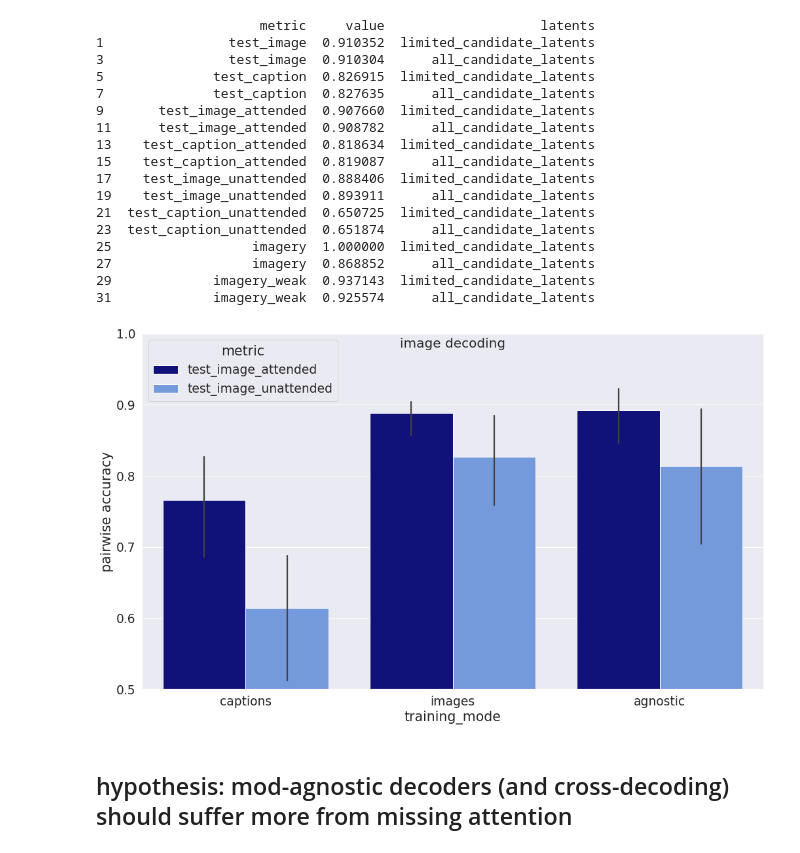
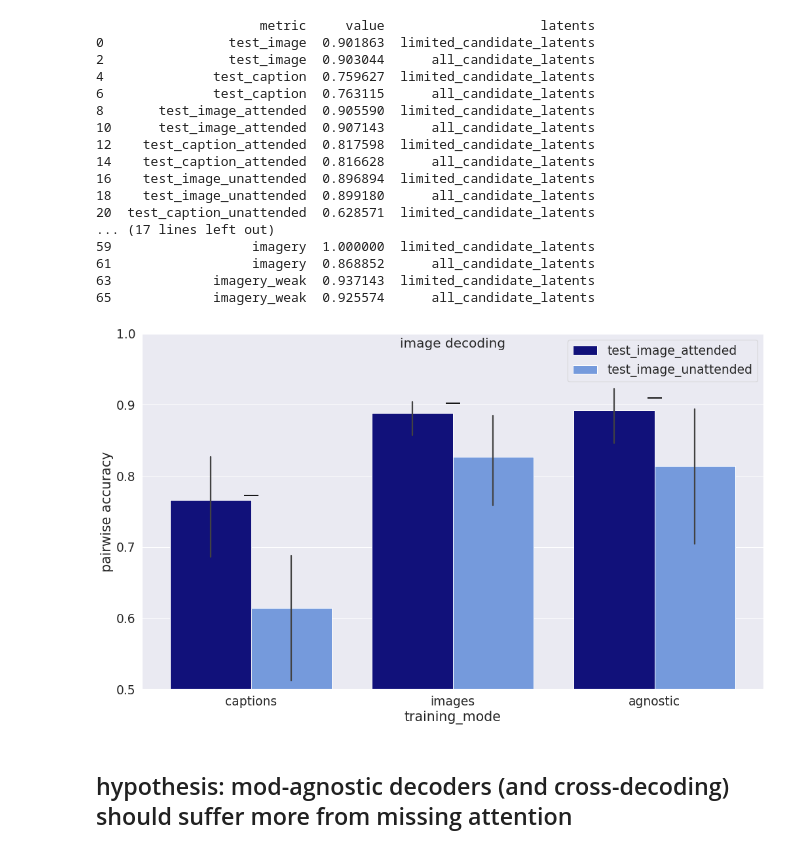
Before and after one commit to mitjanikolaus/multimodal_decoding, a Jupyter notebook: notebooks/analysis_attention_modulation.ipynb, the cells around one changed output. Saved outputs shown, nothing was run; the diff lists cells and outputs as text; code cells hidden in the pictures.

```diff
--- a/notebooks/analysis_attention_modulation.ipynb
+++ b/notebooks/analysis_attention_modulation.ipynb
@@ -21,7 +21,7 @@ import statsmodels.formula.api as smf
 def load_results_data():
     data = []
 
-    result_files = sorted(glob(f"{RIDGE_DECODER_ATTN_MOD_OUT_DIR}/*/*/*/results.csv"))
+    result_files = sorted(glob(f"{DECODER_ADDITIONAL_TEST_OUT_DIR}/*/*/*/results.csv"))
     for result_file_path in tqdm(result_files):
         results = pd.read_csv(result_file_path)
         data.append(results)
@@ -57,22 +57,22 @@ print(data[(data.subject == 'sub-01') & (data.model == 'imagebind') & (data.trai
 # print(data[(data.subject == 'sub-01') & (data.model == 'imagebind') & (data.training_mode == 'agnostic') & (data['mask'] == 'whole_brain') & (data.training_splits == 'train') & (data.latents == 'all_candidate_latents')][['metric', 'value', 'latents', 'standardized_predictions']]) #
 # %% [output]
                      metric     value                    latents
-1                test_image  0.910352  limited_candidate_latents
-3                test_image  0.910304      all_candidate_latents
-5              test_caption  0.826915  limited_candidate_latents
-7              test_caption  0.827635      all_candidate_latents
-9       test_image_attended  0.907660  limited_candidate_latents
-11      test_image_attended  0.908782      all_candidate_latents
-13    test_caption_attended  0.818634  limited_candidate_latents
-15    test_caption_attended  0.819087      all_candidate_latents
-17    test_image_unattended  0.888406  limited_candidate_latents
-19    test_image_unattended  0.893911      all_candidate_latents
-21  test_caption_unattended  0.650725  limited_candidate_latents
-23  test_caption_unattended  0.651874      all_candidate_latents
-25                  imagery  1.000000  limited_candidate_latents
-27                  imagery  0.868852      all_candidate_latents
-29             imagery_weak  0.937143  limited_candidate_latents
-31             imagery_weak  0.925574      all_candidate_latents
+0                test_image  0.901863  limited_candidate_latents
+2                test_image  0.903044      all_candidate_latents
+4              test_caption  0.759627  limited_candidate_latents
+6              test_caption  0.763115      all_candidate_latents
+8       test_image_attended  0.905590  limited_candidate_latents
+10      test_image_attended  0.907143      all_candidate_latents
+12    test_caption_attended  0.817598  limited_candidate_latents
+14    test_caption_attended  0.816628      all_candidate_latents
+16    test_image_unattended  0.896894  limited_candidate_latents
+18    test_image_unattended  0.899180      all_candidate_latents
+20  test_caption_unattended  0.628571  limited_candidate_latents
+... (17 lines left out)
+59                  imagery  1.000000  limited_candidate_latents
+61                  imagery  0.868852      all_candidate_latents
+63             imagery_weak  0.937143  limited_candidate_latents
+65             imagery_weak  0.925574      all_candidate_latents
 # %%
 filtered = data.copy()
 
@@ -85,6 +85,8 @@ filtered = filtered[filtered.standardized_predictions == 'True']
 filtered = filtered[filtered.training_splits == TRAINING_SPLITS]
 filtered = filtered[filtered.latents == LATENT_MODE]
 filtered = filtered[filtered['mask'] == MASK]
+filtered = filtered[filtered.imagery_samples_weight.isna()]
+
 
 # print(filtered.groupby(['metric', 'training_mode']).agg(num_subjects=('value', 'size')).reset_index())
 NUM_SUBJECTS = 3 # len(ADDITIONAL_TEST_SUBJECTS)
@@ -92,21 +94,31 @@ assert len(filtered) == NUM_SUBJECTS * len(filtered.metric.unique()) * len(filte
 # %%
 to_plot = filtered.copy()
 
 ORDER = ['captions', 'images', 'agnostic']
 HUE_ORDER = ['test_image_attended', 'test_image_unattended']#, 'imagery', 'imagery_weak'] #'test_image',
 PALETTE = ['darkblue', 'cornflowerblue'] #blue
 
 to_plot = to_plot[to_plot.metric.isin(HUE_ORDER)]
 
 sns.set(font_scale=1.7)
 plt.figure(figsize=(17, 10))
 plt.title('image decoding', y=0.95, fontsize=20)
 ax = sns.barplot(data=to_plot, x="training_mode", y="value", hue="metric", order=ORDER, hue_order=HUE_ORDER, palette=PALETTE)
 plt.ylim((0.5, 1))
 plt.ylabel('pairwise accuracy')
+
+
+ORDER = ['captions', 'images', 'agnostic']
+HUE_ORDER = ['test_image']
+to_plot = filtered.copy()
+to_plot = to_plot[to_plot.metric.isin(HUE_ORDER)]
+to_plot = to_plot.groupby(['training_mode']).agg(value=('value', 'mean')).reset_index()
+# display(to_plot)
+sns.scatterplot(data=to_plot, x="training_mode", y="value", marker="_", color='black', s=500)
+
 plt.savefig(os.path.join(RESULTS_DIR, f"attention_modulation_images.png"), bbox_inches='tight', pad_inches=0, dpi=300)
 # %% [output]
-[figure, old version]
+[figure, new version]
 # %% [markdown]
 ## hypothesis: mod-agnostic decoders (and cross-decoding) should suffer more from missing attention
 # %%
```
Also changed, not shown: parts of 8 cells of this notebook, 1 other file.
